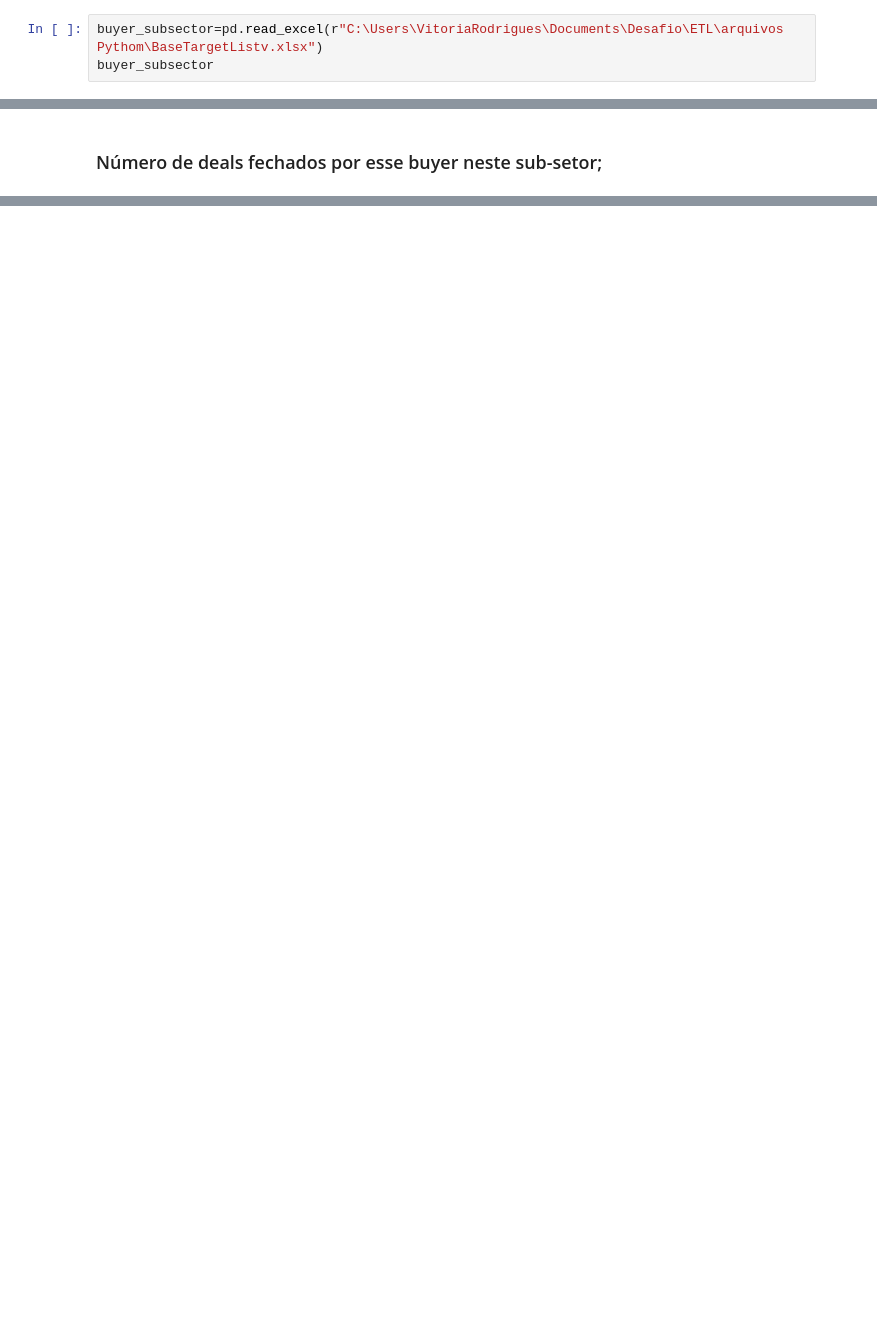
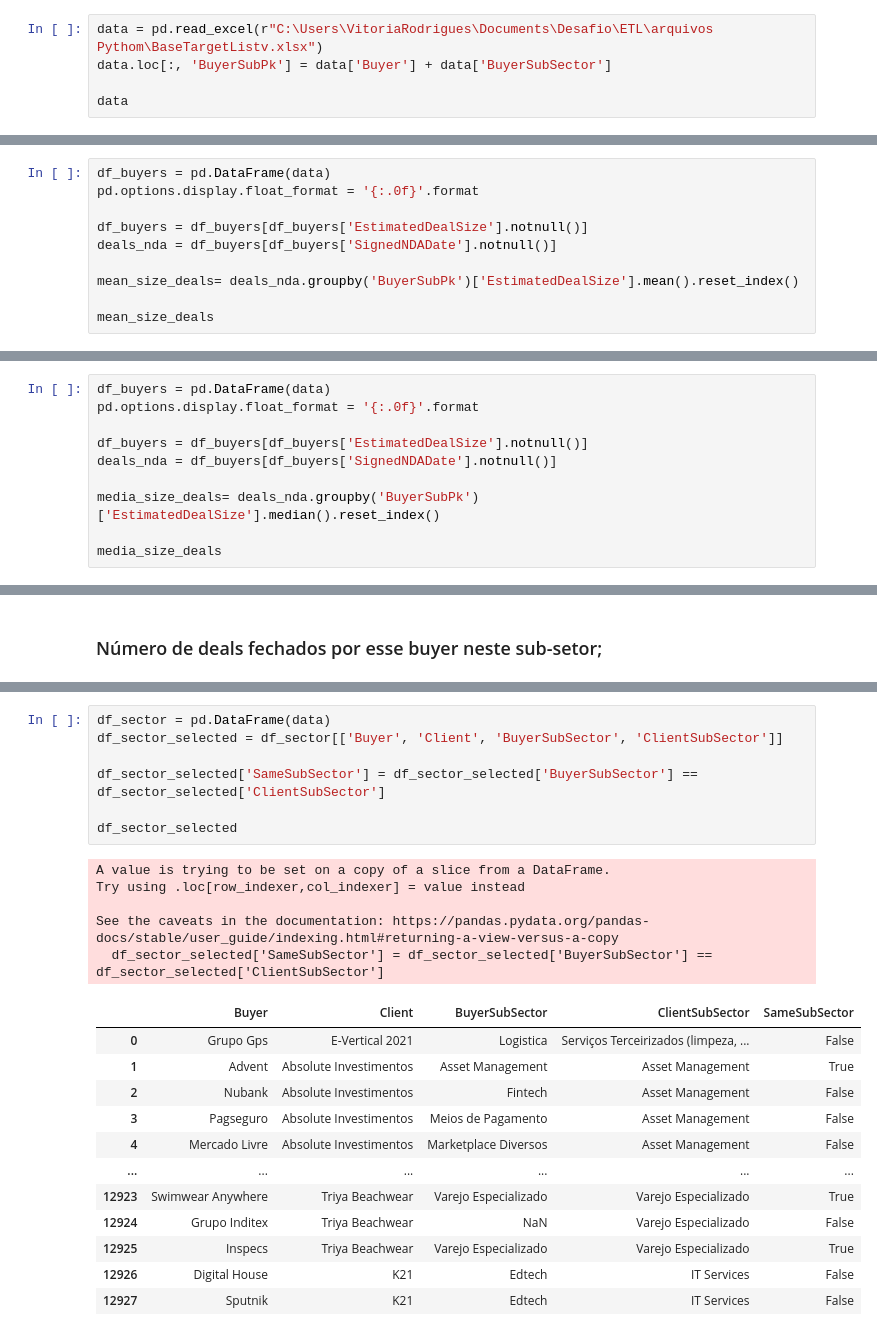
Before and after one commit to vitoriaRodri23/ETLDesafio, a Jupyter notebook: etl.ipynb, the cells around one changed output, grey strips where cells are left out. Drawn from its saved outputs; the diff is of its cells as text; blank space fills up the shorter version.

Commit message:
feedback corretions-dataframes and data by subsector

```diff
--- a/etl.ipynb
+++ b/etl.ipynb
@@ -1,8 +1,10 @@
 # %%
 import pandas as pd
 # %%
-buyer_subsector=pd.read_excel(r"C:\Users\VitoriaRodrigues\Documents\Desafio\ETL\arquivos Pythom\BaseTargetListv.xlsx")
-buyer_subsector
+data = pd.read_excel(r"C:\Users\VitoriaRodrigues\Documents\Desafio\ETL\arquivos Pythom\BaseTargetListv.xlsx")
+data.loc[:, 'BuyerSubPk'] = data['Buyer'] + data['BuyerSubSector']
+
+data
 # %% [output]
 |  | Buyer | BuyerSubSector | Client | ClientSubSector | BuyerContact | LastContactDate | PassedReason | ... |
 | 0 | Grupo Gps | Logistica | E-Vertical 2021 | Serviços Terceirizados (limpeza, ... | NaN | 2021-08-02 | NaN | ... |
@@ -135,0 +144,10 @@ deal_size
+# %%
+df_buyers = pd.DataFrame(data)
+pd.options.display.float_format = '{:.0f}'.format
+
+df_buyers = df_buyers[df_buyers['EstimatedDealSize'].notnull()]
+deals_nda = df_buyers[df_buyers['SignedNDADate'].notnull()]
+
+mean_size_deals= deals_nda.groupby('BuyerSubPk')['EstimatedDealSize'].mean().reset_index()
+
+mean_size_deals
@@ -145,0 +171,10 @@ deal_size
+# %%
+df_buyers = pd.DataFrame(data)
+pd.options.display.float_format = '{:.0f}'.format
+
+df_buyers = df_buyers[df_buyers['EstimatedDealSize'].notnull()]
+deals_nda = df_buyers[df_buyers['SignedNDADate'].notnull()]
+
+media_size_deals= deals_nda.groupby('BuyerSubPk')['EstimatedDealSize'].median().reset_index()
+
+media_size_deals
@@ -179,0 +291,25 @@ number_buyersNBA
+# %%
+df_sector = pd.DataFrame(data)
+df_sector_selected = df_sector[['Buyer', 'Client', 'BuyerSubSector', 'ClientSubSector']]
+
+df_sector_selected['SameSubSector'] = df_sector_selected['BuyerSubSector'] == df_sector_selected['ClientSubSector']
+
+df_sector_selected
+# %% [output]
+A value is trying to be set on a copy of a slice from a DataFrame.
+Try using .loc[row_indexer,col_indexer] = value instead
+
+See the caveats in the documentation: https://pandas.pydata.org/pandas-docs/stable/user_guide/indexing.html#returning-a-view-versus-a-copy
+  df_sector_selected['SameSubSector'] = df_sector_selected['BuyerSubSector'] == df_sector_selected['ClientSubSector']
+|  | Buyer | Client | BuyerSubSector | ClientSubSector | SameSubSector |
+| 0 | Grupo Gps | E-Vertical 2021 | Logistica | Serviços Terceirizados (limpeza, ... | False |
+| 1 | Advent | Absolute Investimentos | Asset Management | Asset Management | True |
+| 2 | Nubank | Absolute Investimentos | Fintech | Asset Management | False |
+| 3 | Pagseguro | Absolute Investimentos | Meios de Pagamento | Asset Management | False |
+| 4 | Mercado Livre | Absolute Investimentos | Marketplace Diversos | Asset Management | False |
+| ... | ... | ... | ... | ... | ... |
+| 12923 | Swimwear Anywhere | Triya Beachwear | Varejo Especializado | Varejo Especializado | True |
+| 12924 | Grupo Inditex | Triya Beachwear | NaN | Varejo Especializado | False |
+| 12925 | Inspecs | Triya Beachwear | Varejo Especializado | Varejo Especializado | True |
+| 12926 | Digital House | K21 | Edtech | IT Services | False |
+| 12927 | Sputnik | K21 | Edtech | IT Services | False |
```
Also changed, not shown: parts of 26 cells of this notebook.
